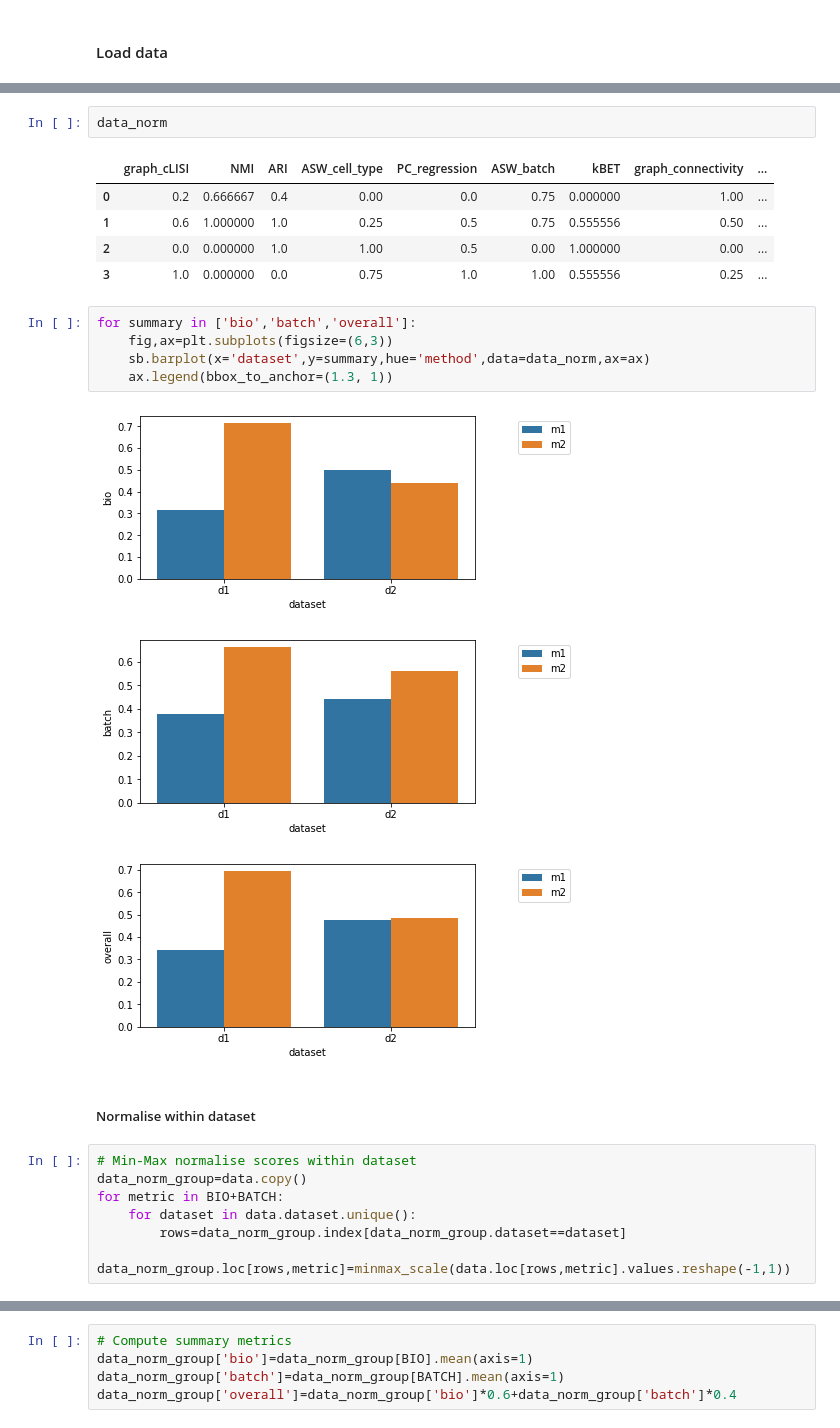
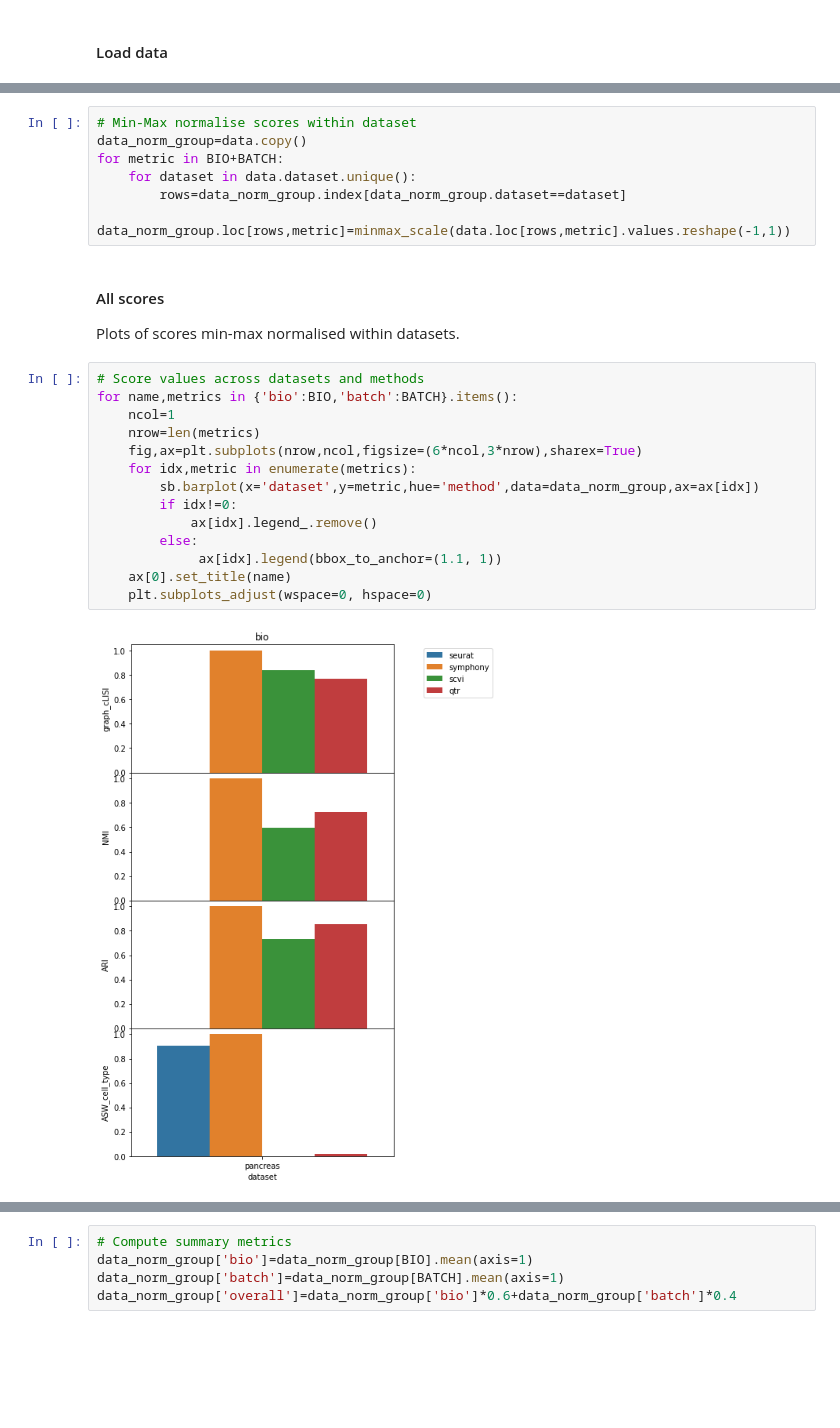
Before and after one commit to theislab/expiMap_reproducibility, a Jupyter notebook: scripts/integration_benchmarks/plot_metrics.ipynb, the cells around one changed output, grey strips where cells are left out. Drawn from its saved outputs; the diff is of its cells as text; blank space fills up the shorter version.

```diff
--- a/scripts/integration_benchmarks/plot_metrics.ipynb
+++ b/scripts/integration_benchmarks/plot_metrics.ipynb
@@ -67,22 +42,3 @@ data_norm['overall']=data_norm['bio']*0.6+data_norm['batch']*0.4
-# %%
-data_norm
-# %% [output]
-|  | graph_cLISI | NMI | ARI | ASW_cell_type | PC_regression | ASW_batch | kBET | graph_connectivity | ... |
-| 0 | 0.2 | 0.666667 | 0.4 | 0.00 | 0.0 | 0.75 | 0.000000 | 1.00 | ... |
-| 1 | 0.6 | 1.000000 | 1.0 | 0.25 | 0.5 | 0.75 | 0.555556 | 0.50 | ... |
-| 2 | 0.0 | 0.000000 | 1.0 | 1.00 | 0.5 | 0.00 | 1.000000 | 0.00 | ... |
-| 3 | 1.0 | 0.000000 | 0.0 | 0.75 | 1.0 | 1.00 | 0.555556 | 0.25 | ... |
-# %%
-for summary in ['bio','batch','overall']:
-    fig,ax=plt.subplots(figsize=(6,3))
-    sb.barplot(x='dataset',y=summary,hue='method',data=data_norm,ax=ax)
-    ax.legend(bbox_to_anchor=(1.3, 1))
-# %% [output]
-[figure, removed]
-[figure, removed]
-[figure, removed]
-# %% [markdown]
-##### Normalise within dataset
 # %%
 # Min-Max normalise scores within dataset
 data_norm_group=data.copy()
@@ -90,3 +46,22 @@ for metric in BIO+BATCH:
     for dataset in data.dataset.unique():
         rows=data_norm_group.index[data_norm_group.dataset==dataset]
         data_norm_group.loc[rows,metric]=minmax_scale(data.loc[rows,metric].values.reshape(-1,1))
+# %% [markdown]
+#### All scores
+Plots of scores min-max normalised within datasets.
+# %%
+# Score values across datasets and methods
+for name,metrics in {'bio':BIO,'batch':BATCH}.items():
+    ncol=1
+    nrow=len(metrics)
+    fig,ax=plt.subplots(nrow,ncol,figsize=(6*ncol,3*nrow),sharex=True)
+    for idx,metric in enumerate(metrics):
+        sb.barplot(x='dataset',y=metric,hue='method',data=data_norm_group,ax=ax[idx])
+        if idx!=0:
+            ax[idx].legend_.remove()
+        else:
+             ax[idx].legend(bbox_to_anchor=(1.1, 1))
+    ax[0].set_title(name)
+    plt.subplots_adjust(wspace=0, hspace=0)
+# %% [output]
+[figure, added]
```
Also changed, not shown: parts of 14 cells of this notebook, 4 other files.
